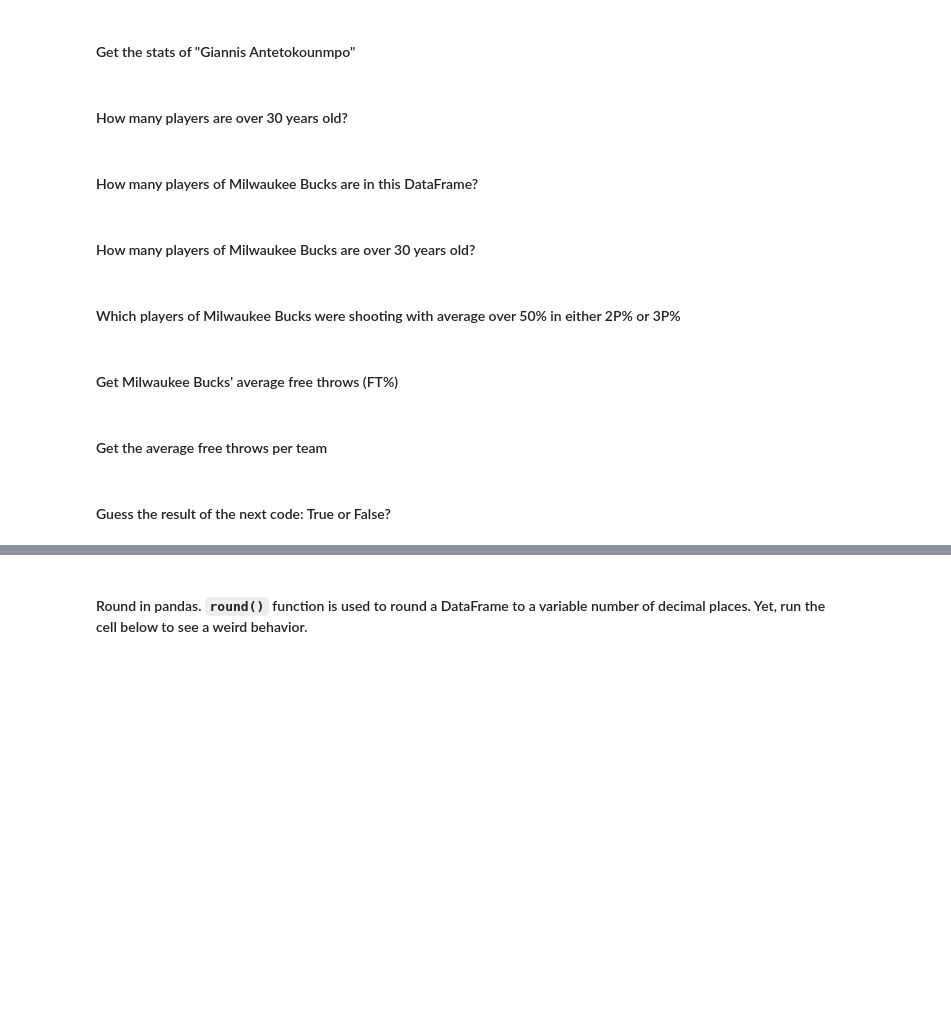
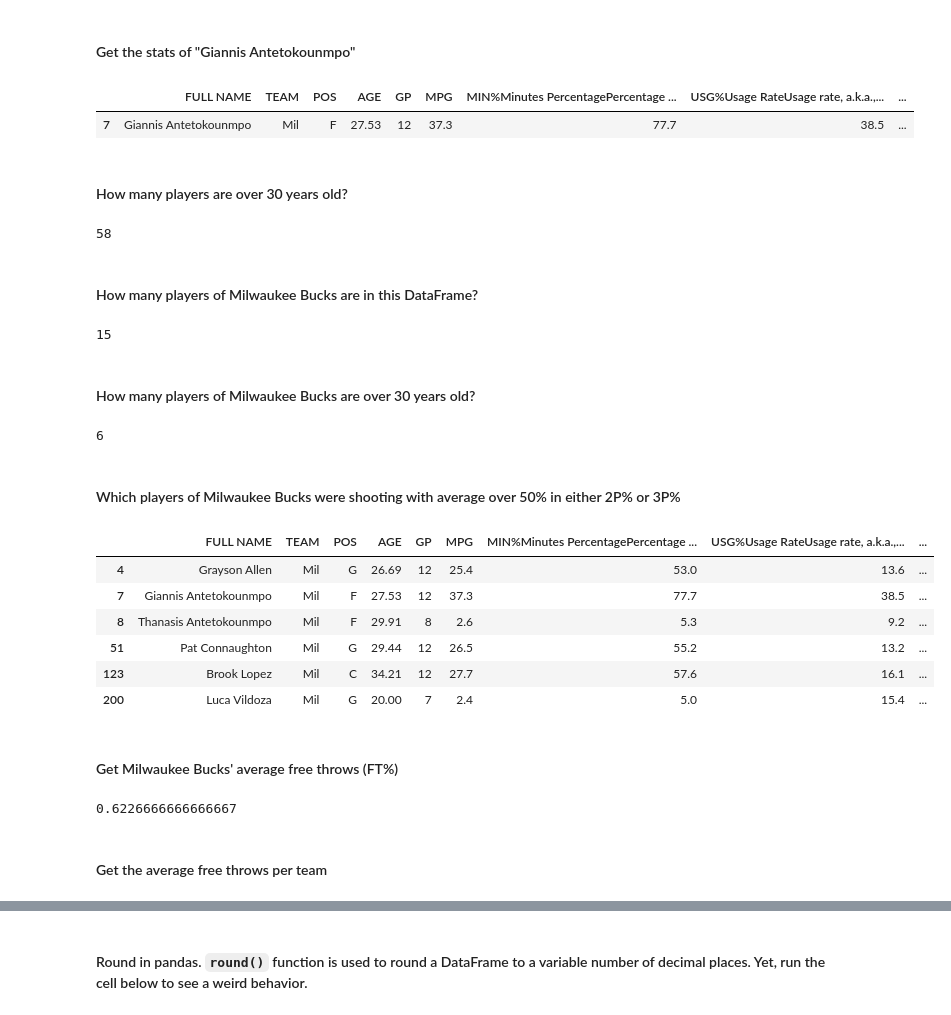
Before and after one commit to tsolakisgeo/CLCV25922, a Jupyter notebook: material/8/DHAW2022-Class8-Pandas-NBA.ipynb, the cells around one changed output, grey strips where cells are left out. Saved outputs shown, nothing was run; the diff lists cells and outputs as text; code cells hidden in the pictures; blank space fills up the shorter version.

```diff
--- a/material/8/DHAW2022-Class8-Pandas-NBA.ipynb
+++ b/material/8/DHAW2022-Class8-Pandas-NBA.ipynb
@@ -5,5 +5,7 @@ pd.set_option('display.max_columns', 500)
 pd.set_option('display.width', 1000)
 # %% [markdown]
 #### Read the file 'NBA Stats 202122 All Player Statistics in one Page.xlsx'. I downloaded the excel from [nbastuffer.com](https://www.nbastuffer.com/2021-2022-nba-player-stats/) and I removed the first column and the first row.
+# %%
+df = pd.read_excel('NBA Stats 202122 All Player Statistics in one Page.xlsx')
 # %% [markdown]
 #### Print the first five lines
@@ -12,16 +29,45 @@ pd.set_option('display.width', 1000)
 # %% [markdown]
 #### Get the stats of "Giannis Antetokounmpo"
+# %%
+df[df['FULL NAME'] == 'Giannis Antetokounmpo']
+# %% [output]
+|  | FULL NAME | TEAM | POS | AGE | GP | MPG | MIN%Minutes PercentagePercentage ... | USG%Usage RateUsage rate, a.k.a.,... | ... |
+| 7 | Giannis Antetokounmpo | Mil | F | 27.53 | 12 | 37.3 | 77.7 | 38.5 | ... |
 # %% [markdown]
 #### How many players are over 30 years old?
+# %%
+len(df[df['AGE'] > 30])
+# %% [output]
+58
 # %% [markdown]
 #### How many players of Milwaukee Bucks are in this DataFrame?
+# %%
+len(df[df['TEAM'] == 'Mil'])
+# %% [output]
+15
 # %% [markdown]
 #### How many players of Milwaukee Bucks are over 30 years old?
+# %%
+len(df   [ (df['TEAM'] == 'Mil')   &  (df['AGE'] > 30)   ]  )
+# %% [output]
+6
 # %% [markdown]
 #### Which players of Milwaukee Bucks were shooting with average over 50% in either 2P% or 3P%
+# %%
+df   [ (df['TEAM'] == 'Mil')   &  ((df['2P%'] > .5 )  | (df['3P%'] > .5)) ]
+# %% [output]
+|  | FULL NAME | TEAM | POS | AGE | GP | MPG | MIN%Minutes PercentagePercentage ... | USG%Usage RateUsage rate, a.k.a.,... | ... |
+| 4 | Grayson Allen | Mil | G | 26.69 | 12 | 25.4 | 53.0 | 13.6 | ... |
+| 7 | Giannis Antetokounmpo | Mil | F | 27.53 | 12 | 37.3 | 77.7 | 38.5 | ... |
+| 8 | Thanasis Antetokounmpo | Mil | F | 29.91 | 8 | 2.6 | 5.3 | 9.2 | ... |
+| 51 | Pat Connaughton | Mil | G | 29.44 | 12 | 26.5 | 55.2 | 13.2 | ... |
+| 123 | Brook Lopez | Mil | C | 34.21 | 12 | 27.7 | 57.6 | 16.1 | ... |
+| 200 | Luca Vildoza | Mil | G | 20.00 | 7 | 2.4 | 5.0 | 15.4 | ... |
 # %% [markdown]
 #### Get Milwaukee Bucks' average free throws (FT%)
+# %%
+df[df['TEAM'] == 'Mil']['FT%'].mean()
+# %% [output]
+0.6226666666666667
 # %% [markdown]
 #### Get the average free throws per team
-# %% [markdown]
-#### Guess the result of the next code: True or False?
```
Also changed, not shown: parts of 17 cells of this notebook.
